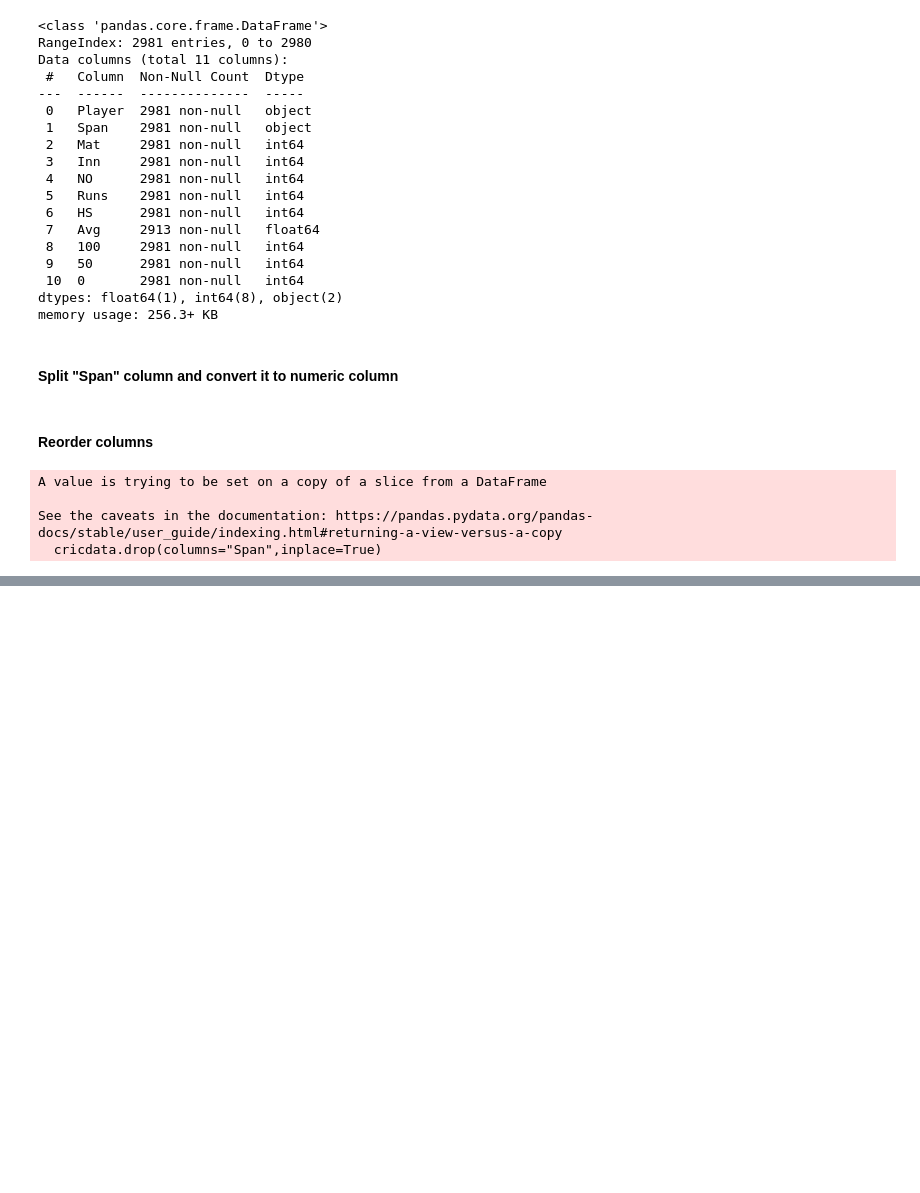
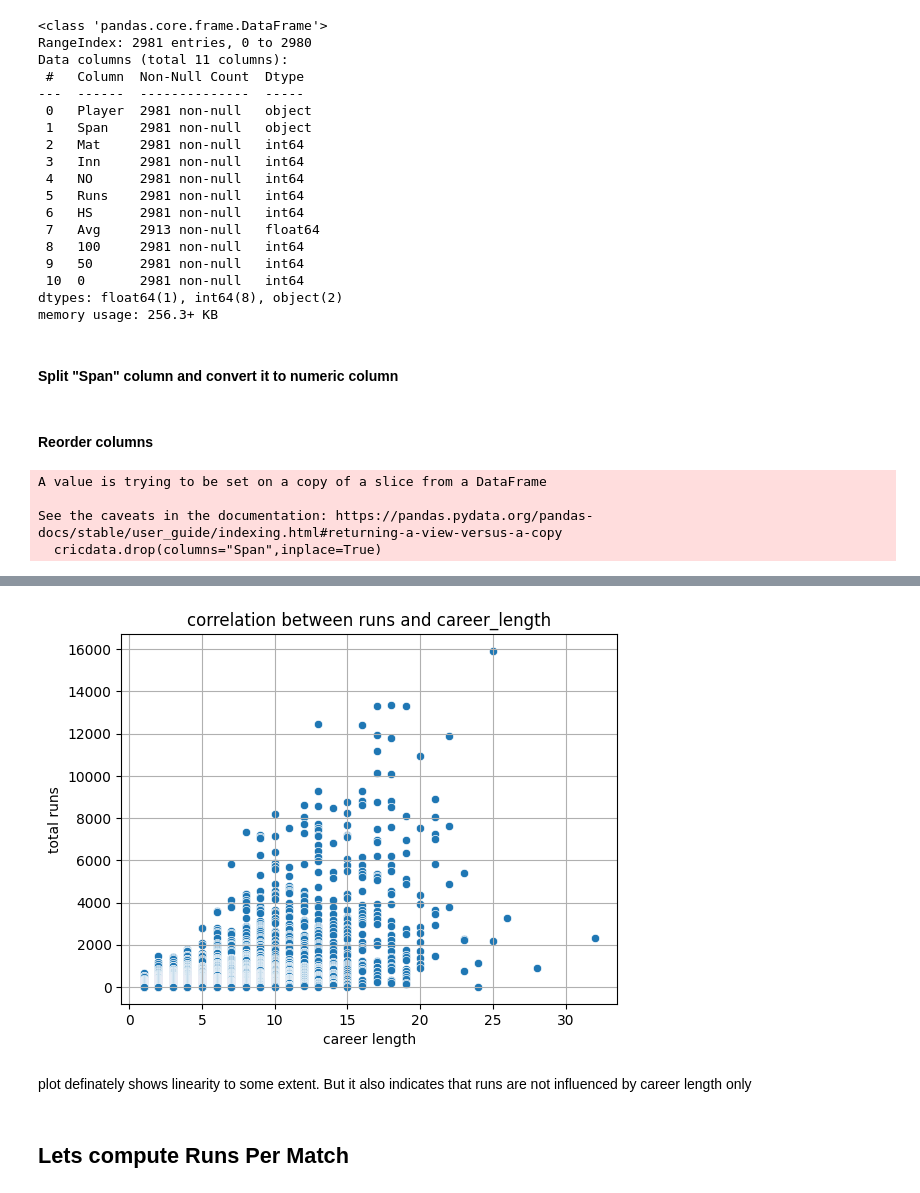
Before and after one commit to meetsudra11/myprojects, a Jupyter notebook: cricstat.ipynb, the cells around one changed output, grey strips where cells are left out. Cells and saved outputs as stored; diff of their text form; code cells hidden in the pictures; blank space fills up the shorter version.

```diff
--- a/cricstat.ipynb
+++ b/cricstat.ipynb
@@ -126,0 +216,13 @@ See the caveats in the documentation: https://pandas.pydata.org/pandas-docs/stab
+# %%
+sns.scatterplot(x='career_length',y='Runs', data=cricdata)
+plt.title("correlation between runs and career_length")
+plt.xlabel("career length")
+plt.ylabel("total runs")
+plt.grid(True)
+plt.show()
+# %% [output]
+[figure, added]
+# %% [markdown]
+plot definately shows linearity to some extent. But it also indicates that runs are not influenced by career length only
+# %% [markdown]
+## Lets compute Runs Per Match
```
Also changed, not shown: parts of 31 cells of this notebook, 1 other file.
